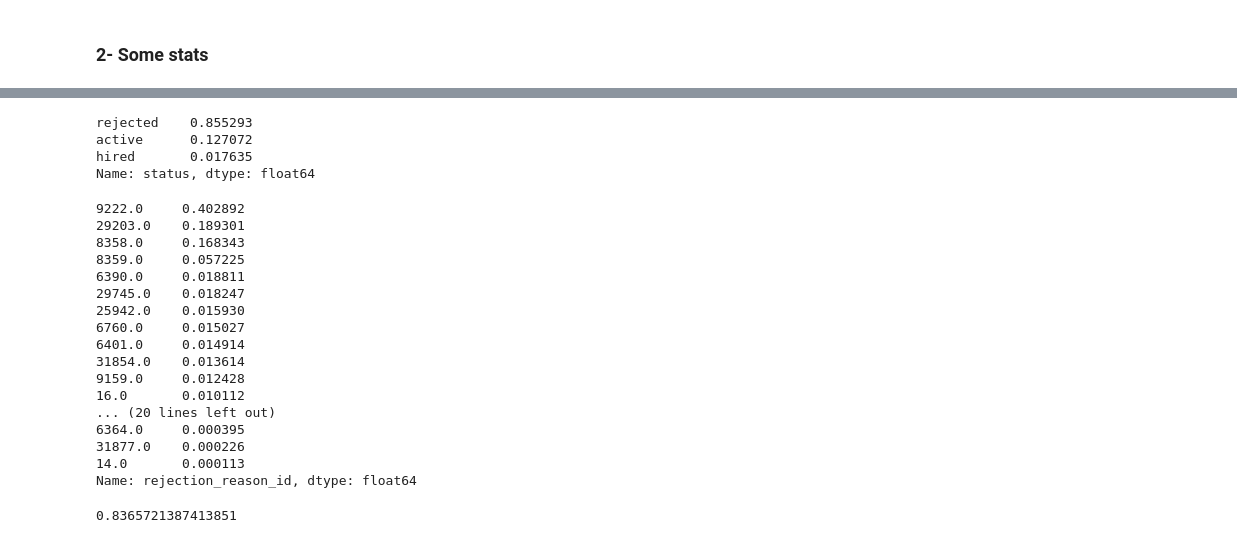
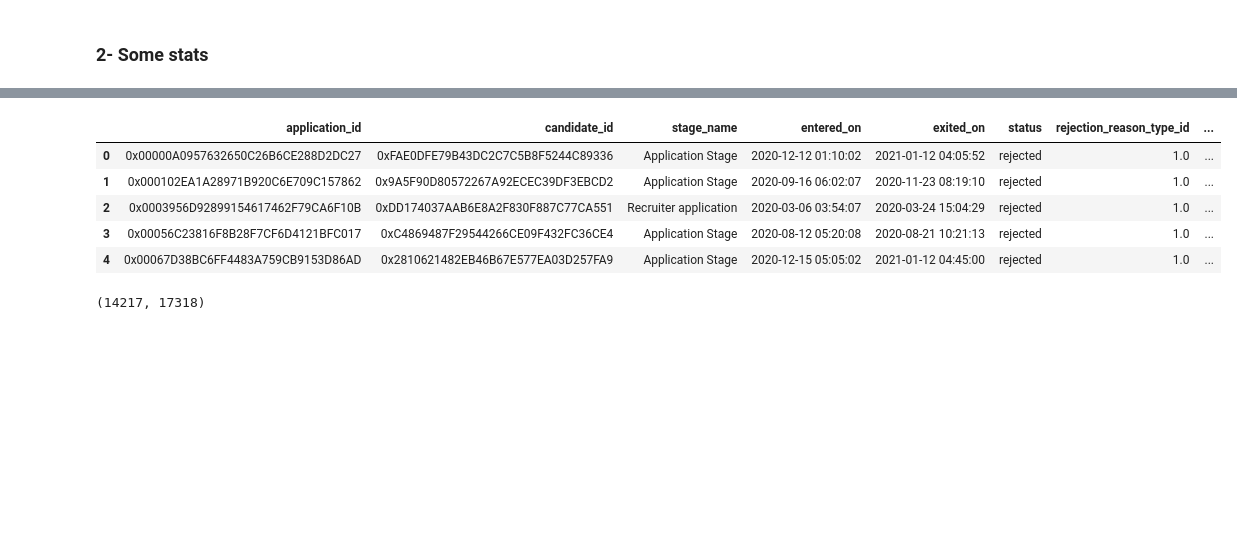
Before and after one commit to pepeette/ExerciseAGD, a Jupyter notebook: Test.ipynb, the cells around one changed output, grey strips where cells are left out. Drawn from its saved outputs; the diff is of its cells as text; code cells hidden in the pictures; blank space fills up the shorter version.

```diff
--- a/Test.ipynb
+++ b/Test.ipynb
@@ -59,3 +85,8 @@ df.sample(3)
+# %%
+#reorder df to see clearer
+df = df[['application_id','candidate_id', 'stage_name','entered_on','exited_on',
+        'status','rejection_reason_type_id','rejection_reason_id','job_id','applied_at',
+         'source_id', 'referrer_id', 'isDelete']]
 # %% [markdown]
 ### 2- Some stats
 # %%
@@ -93,0 +134,16 @@ memory usage: 2.7+ MB
+# %%
+#few cleaning
+df = df.sort_values(['application_id','candidate_id','applied_at','entered_on'])
+df.head()
+# %% [output]
+|  | application_id | candidate_id | stage_name | entered_on | exited_on | status | rejection_reason_type_id | ... |
+| 0 | 0x00000A0957632650C26B6CE288D2DC27 | 0xFAE0DFE79B43DC2C7C5B8F5244C89336 | Application Stage | 2020-12-12 01:10:02 | 2021-01-12 04:05:52 | rejected | 1.0 | ... |
+| 1 | 0x000102EA1A28971B920C6E709C157862 | 0x9A5F90D80572267A92ECEC39DF3EBCD2 | Application Stage | 2020-09-16 06:02:07 | 2020-11-23 08:19:10 | rejected | 1.0 | ... |
+| 2 | 0x0003956D92899154617462F79CA6F10B | 0xDD174037AAB6E8A2F830F887C77CA551 | Recruiter application | 2020-03-06 03:54:07 | 2020-03-24 15:04:29 | rejected | 1.0 | ... |
+| 3 | 0x00056C23816F8B28F7CF6D4121BFC017 | 0xC4869487F29544266CE09F432FC36CE4 | Application Stage | 2020-08-12 05:20:08 | 2020-08-21 10:21:13 | rejected | 1.0 | ... |
+| 4 | 0x00067D38BC6FF4483A759CB9153D86AD | 0x2810621482EB46B67E577EA03D257FA9 | Application Stage | 2020-12-15 05:05:02 | 2021-01-12 04:45:00 | rejected | 1.0 | ... |
+# %%
+# How many candidates?
+df.candidate_id.nunique(), df.application_id.nunique()
+# %% [output]
+(14217, 17318)
@@ -95,36 +153,11 @@ memory usage: 2.7+ MB
 # 1- applicants status percentage
 status_counts = df['status'].value_counts(normalize = True)
 status_counts
-# %% [output]
-rejected    0.855293
-active      0.127072
-hired       0.017635
-Name: status, dtype: float64
 # %%
 # 2- what sort of rejection? dig deeper
 rejection_reason_counts = df['rejection_reason_id'].value_counts(normalize = True)
 rejection_reason_counts
-# %% [output]
-9222.0     0.402892
-29203.0    0.189301
-8358.0     0.168343
-8359.0     0.057225
-6390.0     0.018811
-29745.0    0.018247
-25942.0    0.015930
-6760.0     0.015027
-6401.0     0.014914
-31854.0    0.013614
-9159.0     0.012428
-16.0       0.010112
-... (20 lines left out)
-6364.0     0.000395
-31877.0    0.000226
-14.0       0.000113
-Name: rejection_reason_id, dtype: float64
 # %%
 rejection_reason_counts.head(5).sum()
-# %% [output]
-0.8365721387413851
 # %%
 len(rejection_reason_counts)
```
Also changed, not shown: parts of 27 cells of this notebook.
